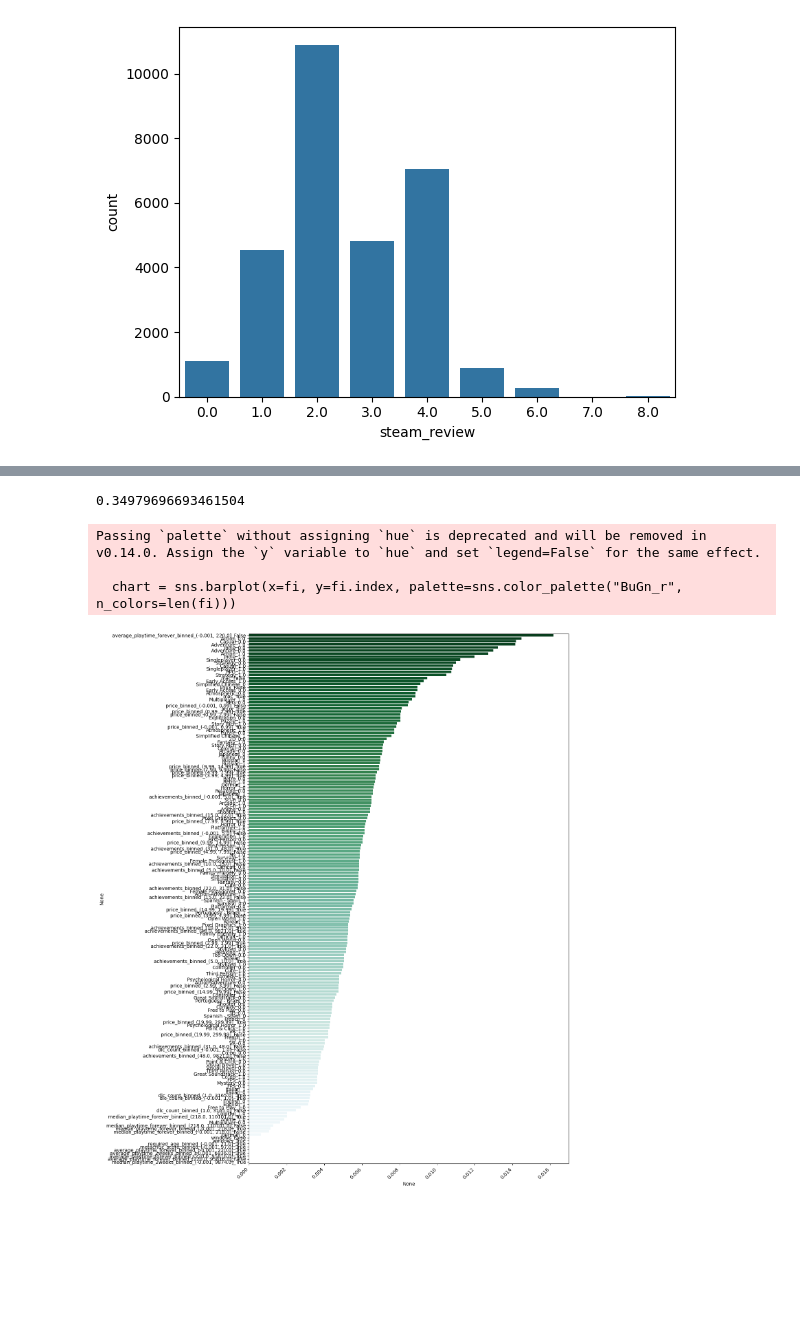
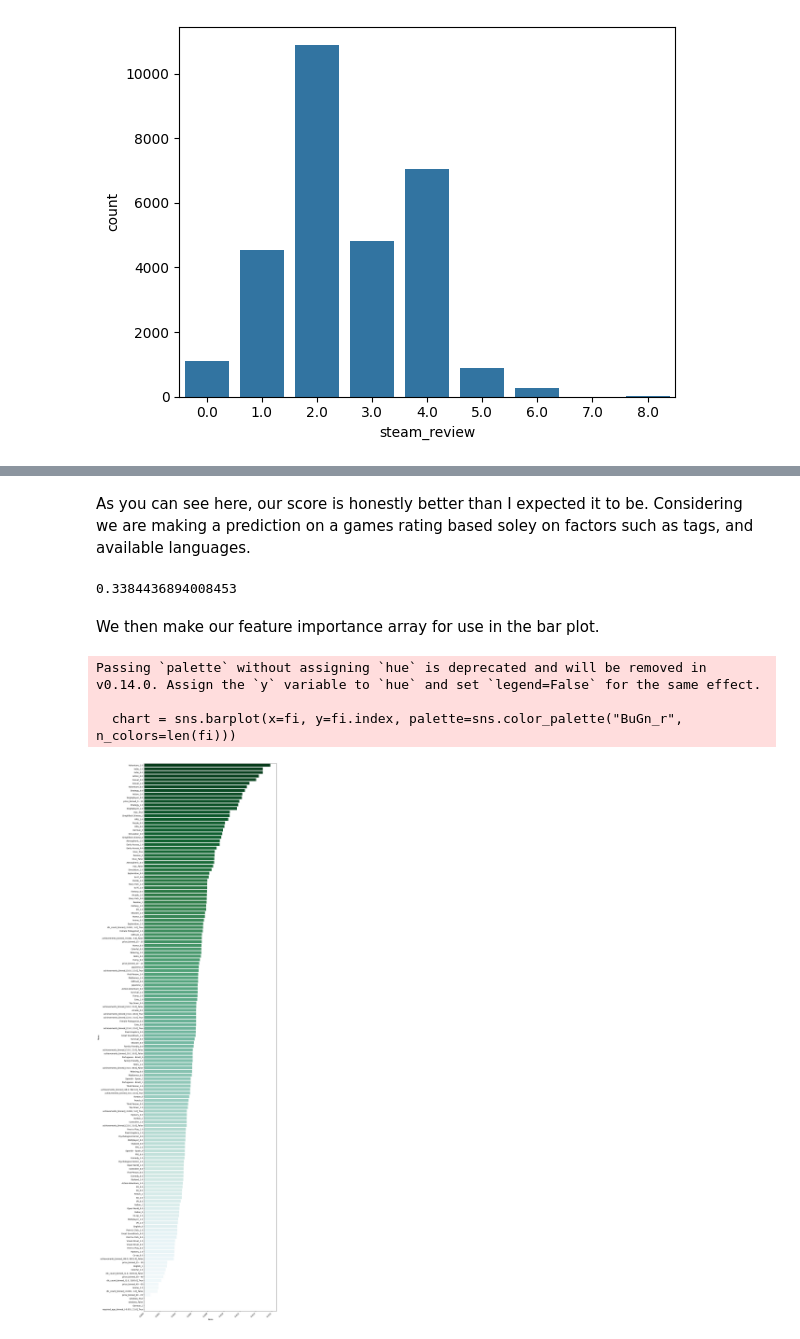
Before and after one commit to dotlonely/itsc3162_project2, a Jupyter notebook: project2.ipynb, the cells around one changed output, grey strips where cells are left out. Saved outputs shown, nothing was run; the diff lists cells and outputs as text; code cells hidden in the pictures; blank space fills up the shorter version.

```diff
--- a/project2.ipynb
+++ b/project2.ipynb
@@ -111,4 +102,6 @@ steam_df['steam_review'] = steam_df.apply(lambda x: calculate_steam_rating(x['to
 
 price_bin_edges = [0, 10, 15, 25, 30, 40, 60, np.inf]
 
-steam_df['price_binned'] = pd.cut(steam_df['price'], bins=price_bin_edges, labels=False, include_lowest=True)
+price_labels = [f'{price_bin_edges[i]} - {price_bin_edges[i+1]}' for i in range(len(price_bin_edges)-1)]
+
+steam_df['price_binned'] = pd.cut(steam_df['price'], bins=price_bin_edges, labels=price_labels, include_lowest=True)
@@ -207,22 +170,12 @@ steam_df.head()
 # %%
 columns_to_bin = [
     'required_age',
-    'price',
     'dlc_count',
-    'windows',
-    'mac',
-    'linux',
     'achievements',
-    'estimated_owners',
-    'average_playtime_forever',
-    'average_playtime_2weeks',
-    'median_playtime_forever',
-    'median_playtime_2weeks',
 ]
 
-steam_df = steam_df.drop(['total_review_count', 'positive_review_percentage', 'negative', 'positive', 'peak_ccu'], axis=1)
+steam_df = steam_df.drop(['total_review_count', 'positive_review_percentage', 'negative', 'positive', 'price'], axis=1)
 
-# Step 1: Convert columns to numeric where possible
 for col in columns_to_bin:
     if col in steam_df.columns:
         try:
@@ -230,21 +183,14 @@ for col in columns_to_bin:
         except Exception as e:
             print(f"Error converting column {col} to numeric: {e}")
 
-# Step 2: Filter out non-numeric columns
 numeric_columns_to_bin = [col for col in columns_to_bin if steam_df[col].dtype in ['int64', 'float64']]
 
-# Step 3: Bin the numeric columns
 num_bins = 10
 for col in numeric_columns_to_bin:
     if col in steam_df.columns:
         steam_df[f'{col}_binned'] = pd.qcut(steam_df[col], q=num_bins, duplicates='drop')
 
-# Step 4: Drop original columns
 steam_df.drop(columns=numeric_columns_to_bin, inplace=True)
 
-# Step 5: Apply one-hot encoding to binned columns
 binned_columns = [f'{col}_binned' for col in numeric_columns_to_bin]
 steam_df = pd.get_dummies(steam_df, columns=binned_columns)
-
-# Check the resulting DataFrame
-steam_df.head()
@@ -278,23 +229,28 @@ X_train.shape, X_test.shape, y_train.shape, y_test.shape
 from sklearn import tree
 # %%
 model = tree.DecisionTreeClassifier()
+# %% [markdown]
+As you can see here, our score is honestly better than I expected it to be. Considering we are making a prediction on a games rating based soley on factors such as tags, and available languages.
 # %%
 model.fit(X_train, y_train)
-model.score(X_test, y_test)
+score = model.score(X_test, y_test)
+score
 # %% [output]
-0.34979696693461504
+0.3384436894008453
+# %% [markdown]
+We then make our feature importance array for use in the bar plot.
 # %%
 fi = model.feature_importances_ #feature importance array
 fi = pd.Series(data = fi, index = X.columns) #convert to Pandas series for plotting
 fi.sort_values(ascending=False, inplace=True) #sort descending
 # %%
 #create bar plot
-plt.figure(figsize=(12, 20))
+plt.figure(figsize=(12, 50))
 chart = sns.barplot(x=fi, y=fi.index, palette=sns.color_palette("BuGn_r", n_colors=len(fi)))
 chart.set_xticklabels(chart.get_xticklabels(), rotation=45, horizontalalignment='right')
 plt.show()
 # %% [output]
 Passing `palette` without assigning `hue` is deprecated and will be removed in v0.14.0. Assign the `y` variable to `hue` and set `legend=False` for the same effect.
 
   chart = sns.barplot(x=fi, y=fi.index, palette=sns.color_palette("BuGn_r", n_colors=len(fi)))
-[figure, old version]
+[figure, new version]
```
Also changed, not shown: parts of 25 cells of this notebook, 1 other file.
